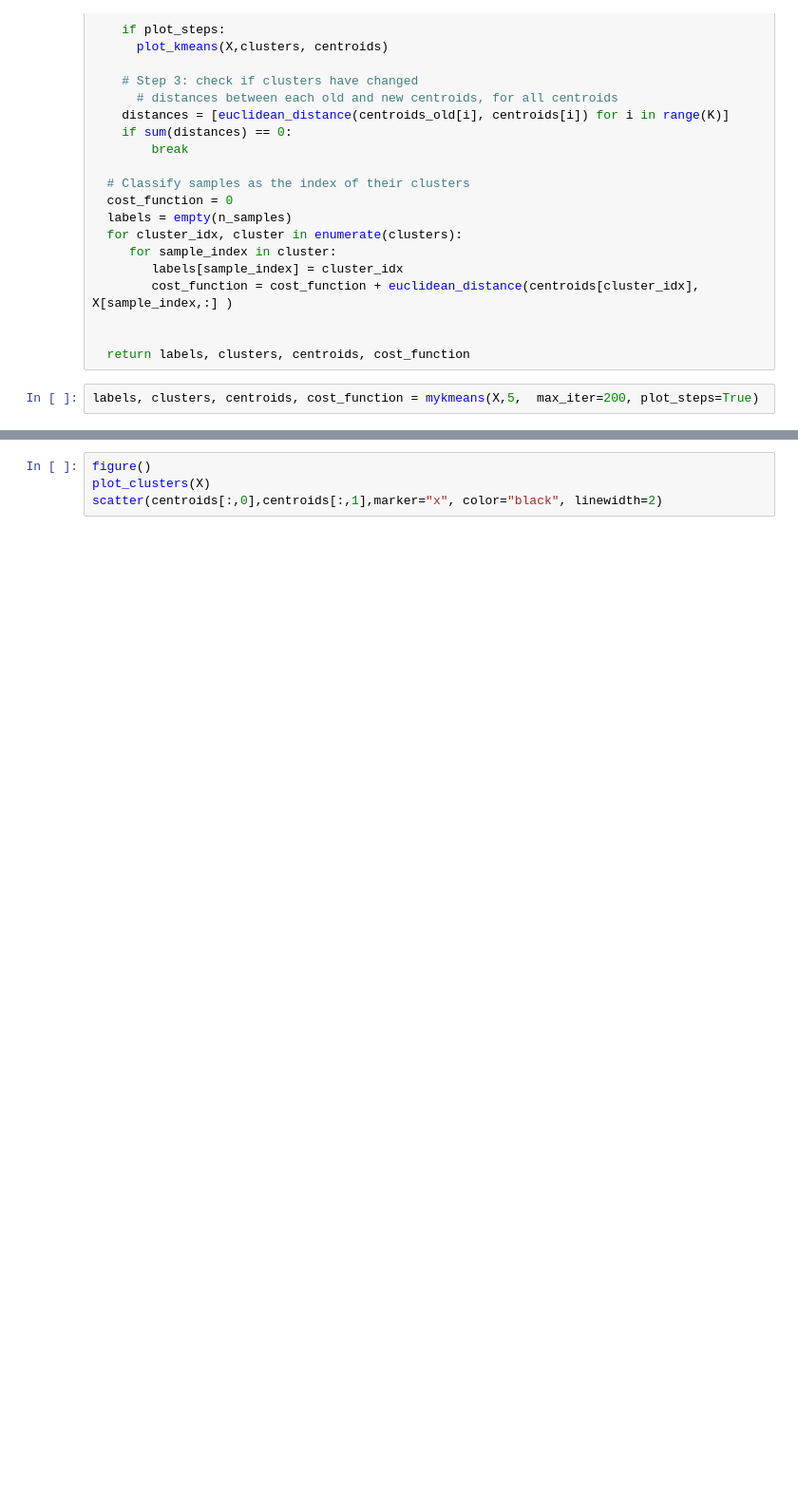
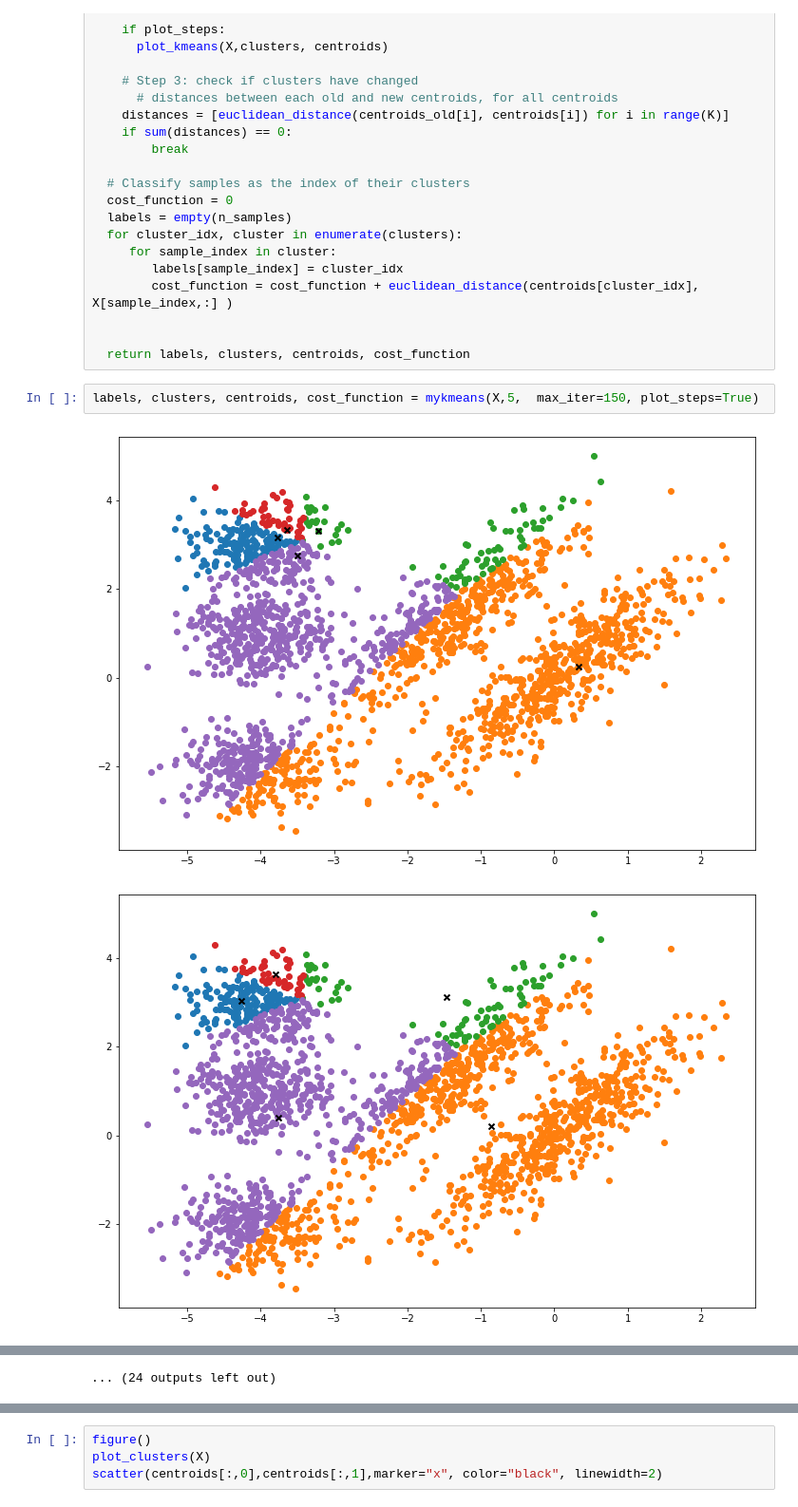
Before and after one commit to yexf308/ATLAS, a Jupyter notebook: 15_Kmeans1.ipynb, the cells around one changed output, grey strips where cells are left out. Shown at 95% size. Cells and saved outputs as stored; diff of their text form; blank space fills up the shorter version.

```diff
--- a/15_Kmeans1.ipynb
+++ b/15_Kmeans1.ipynb
@@ -227,4 +227,7 @@ def mykmeans(X, K, max_iter=100, plot_steps=False):
 
   return labels, clusters, centroids, cost_function
 # %%
-labels, clusters, centroids, cost_function = mykmeans(X,5,  max_iter=200, plot_steps=True)
+labels, clusters, centroids, cost_function = mykmeans(X,5,  max_iter=150, plot_steps=True)
+# %% [output]
+[figure, added]
+[figure, added]
@@ -231,3 +244,4 @@ labels, clusters, centroids, cost_function = mykmeans(X,5,  max_iter=200, plot_s
+... (24 outputs left out)
 # %%
 print(centroids)
 # %% [output]
```
Also changed, not shown: parts of 4 cells of this notebook.
